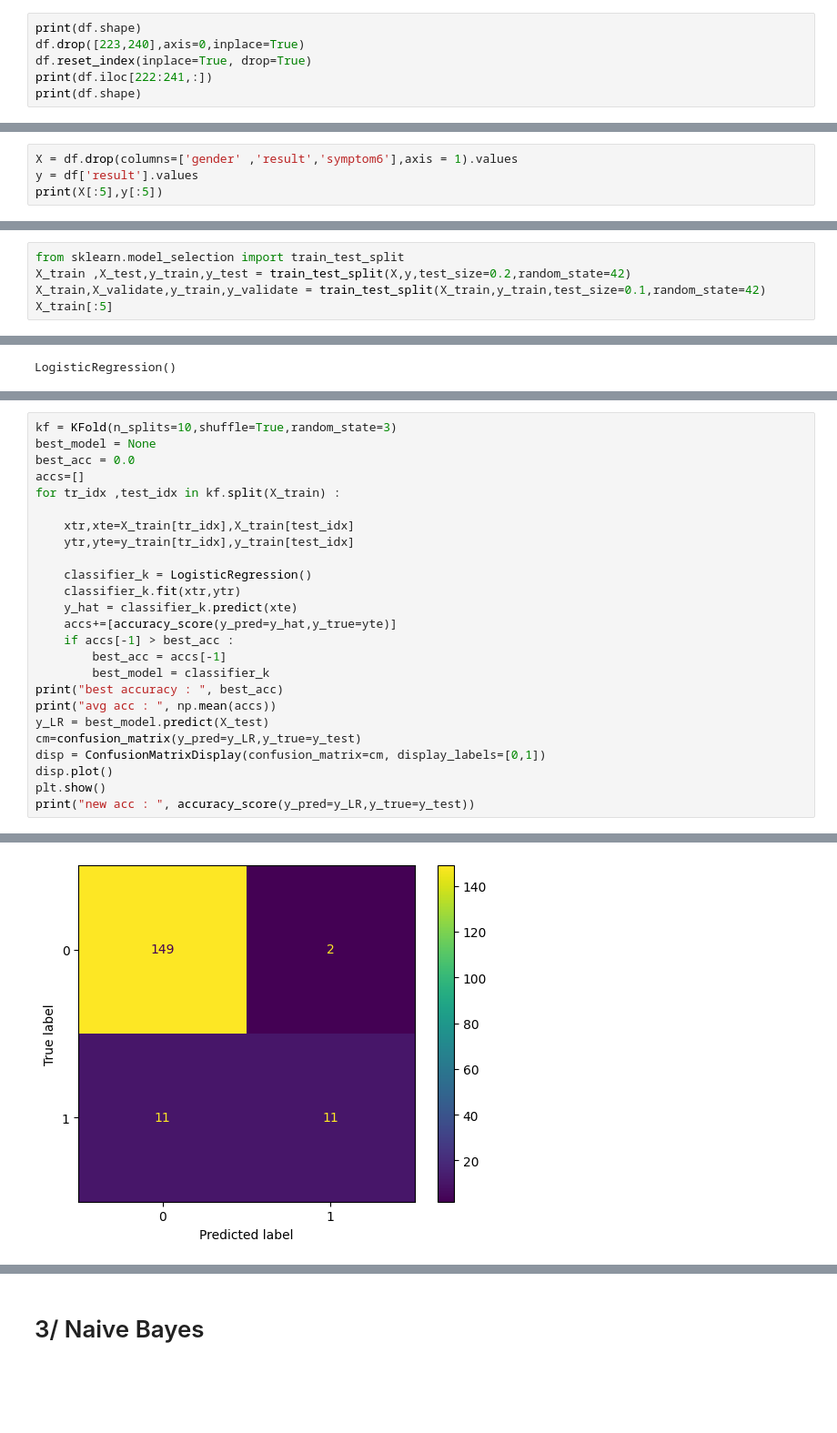
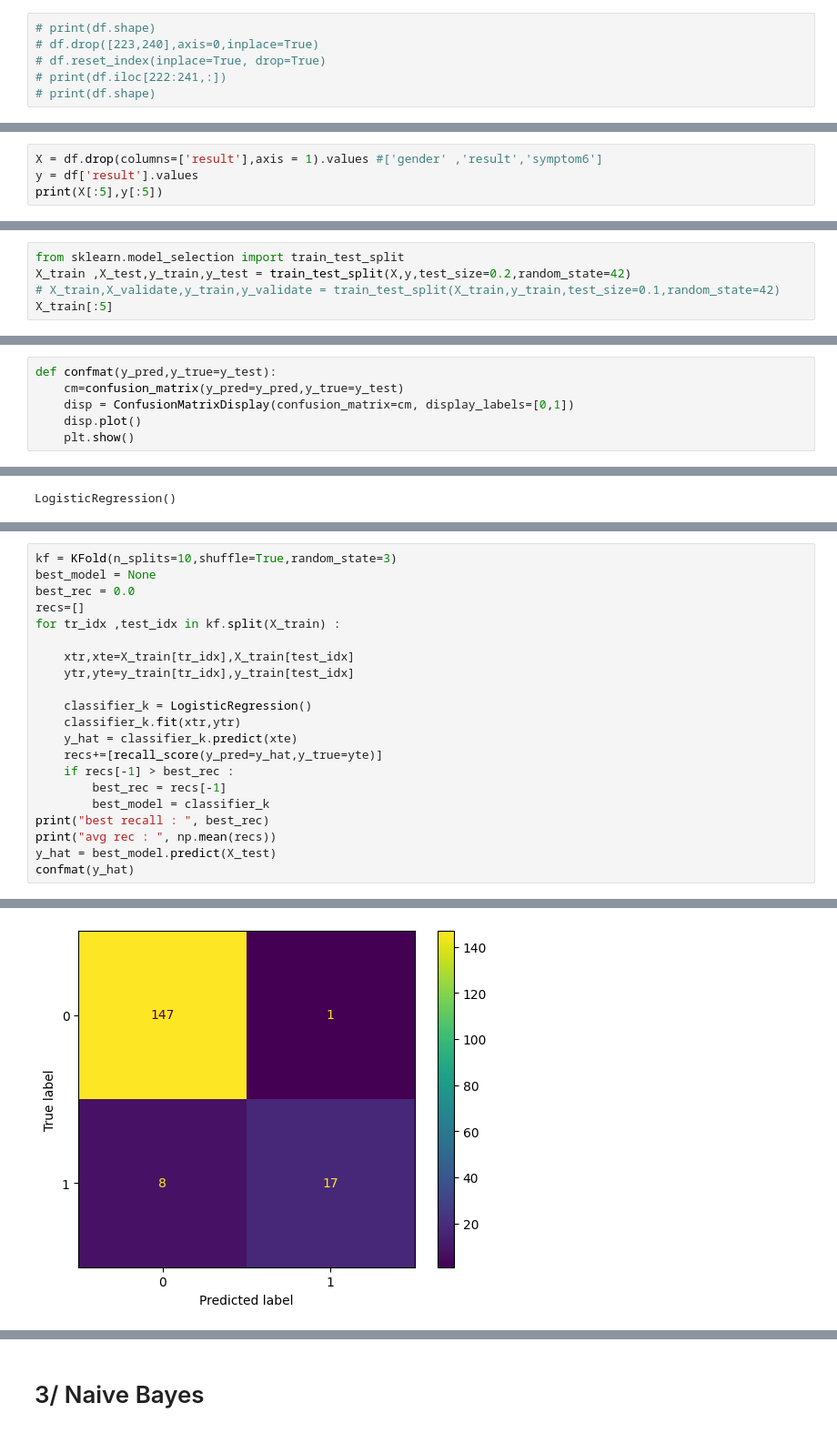
Before and after one commit to moyaser315/covid19_outcome_-prediction, a Jupyter notebook: proj.ipynb, the cells around one changed output, grey strips where cells are left out. Shown at 91% size. Drawn from its saved outputs; the diff is of its cells as text; blank space fills up the shorter version.

```diff
--- a/proj.ipynb
+++ b/proj.ipynb
@@ -79,8 +71,8 @@ print(df[df['diff_sym_hos'] <0])
 # %% [markdown]
 #### they're only 2 indicies so we would drop it
 # %%
-print(df.shape)
-df.drop([223,240],axis=0,inplace=True)
-df.reset_index(inplace=True, drop=True)
-print(df.iloc[222:241,:])
-print(df.shape)
+# print(df.shape)
+# df.drop([223,240],axis=0,inplace=True)
+# df.reset_index(inplace=True, drop=True)
+# print(df.iloc[222:241,:])
+# print(df.shape)
@@ -143,7 +95,7 @@ plt.pie(gender,labels=labels,startangle=180,autopct="%2.2f%%")
 # %% [markdown]
 ### dropping gender and symptom6 then splitting the results from the feautres
 # %%
-X = df.drop(columns=['gender' ,'result','symptom6'],axis = 1).values
+X = df.drop(columns=['result'],axis = 1).values #['gender' ,'result','symptom6']
 y = df['result'].values
 print(X[:5],y[:5])
 # %% [output]
@@ -157,6 +109,6 @@ print(X[:5],y[:5])
 # %%
 from sklearn.model_selection import train_test_split
 X_train ,X_test,y_train,y_test = train_test_split(X,y,test_size=0.2,random_state=42)
-X_train,X_validate,y_train,y_validate = train_test_split(X_train,y_train,test_size=0.1,random_state=42)
+# X_train,X_validate,y_train,y_validate = train_test_split(X_train,y_train,test_size=0.1,random_state=42)
 X_train[:5]
 # %% [output]
@@ -192,0 +159,6 @@ f1 = []
+# %%
+def confmat(y_pred,y_true=y_test):
+    cm=confusion_matrix(y_pred=y_pred,y_true=y_test)
+    disp = ConfusionMatrixDisplay(confusion_matrix=cm, display_labels=[0,1])
+    disp.plot()
+    plt.show()
@@ -222,8 +261,8 @@ f1 score :0.629
 # %%
 kf = KFold(n_splits=10,shuffle=True,random_state=3)
 best_model = None
-best_acc = 0.0
-accs=[]
+best_rec = 0.0
+recs=[]
 for tr_idx ,test_idx in kf.split(X_train) :
 
     xtr,xte=X_train[tr_idx],X_train[test_idx]
@@ -232,16 +271,12 @@ for tr_idx ,test_idx in kf.split(X_train) :
     classifier_k = LogisticRegression()
     classifier_k.fit(xtr,ytr)
     y_hat = classifier_k.predict(xte)
-    accs+=[accuracy_score(y_pred=y_hat,y_true=yte)]
-    if accs[-1] > best_acc :
-        best_acc = accs[-1]
+    recs+=[recall_score(y_pred=y_hat,y_true=yte)]
+    if recs[-1] > best_rec :
+        best_rec = recs[-1]
         best_model = classifier_k
-print("best accuracy : ", best_acc)
-print("avg acc : ", np.mean(accs))
-y_LR = best_model.predict(X_test)
-cm=confusion_matrix(y_pred=y_LR,y_true=y_test)
-disp = ConfusionMatrixDisplay(confusion_matrix=cm, display_labels=[0,1])
-disp.plot()
-plt.show()
-print("new acc : ", accuracy_score(y_pred=y_LR,y_true=y_test))
+print("best recall : ", best_rec)
+print("avg rec : ", np.mean(recs))
+y_hat = best_model.predict(X_test)
+confmat(y_hat)
 # %% [output]
@@ -250 +285 @@ avg acc :  0.9353781068217876
-[figure, old version]
+[figure, new version]
```
Also changed, not shown: parts of 38 cells of this notebook.
